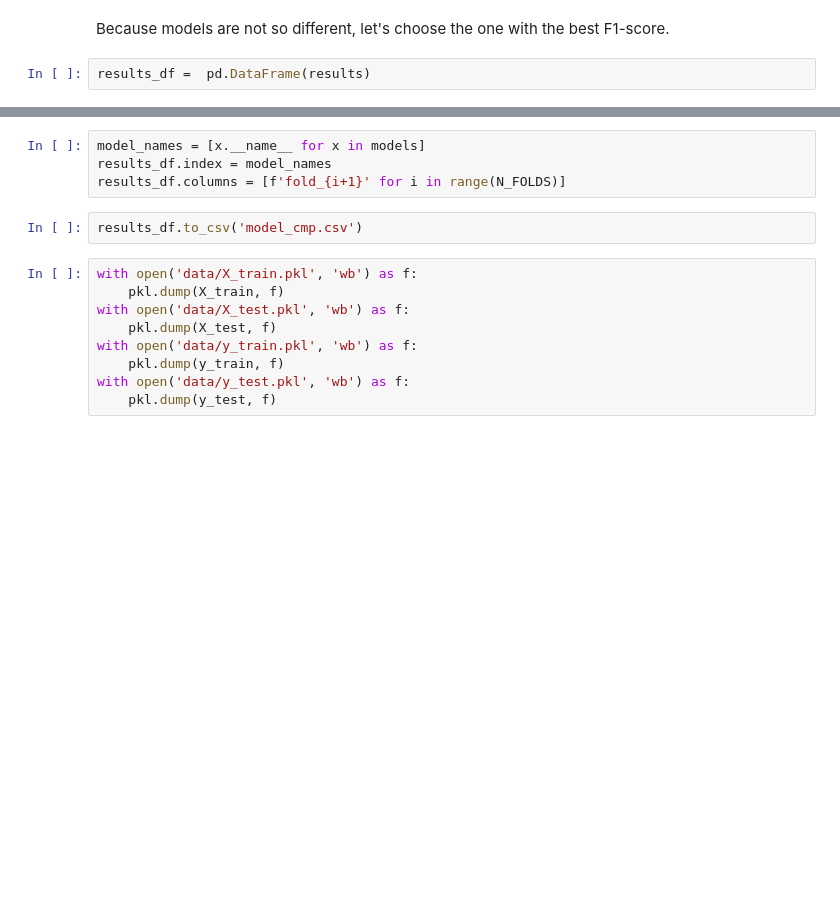
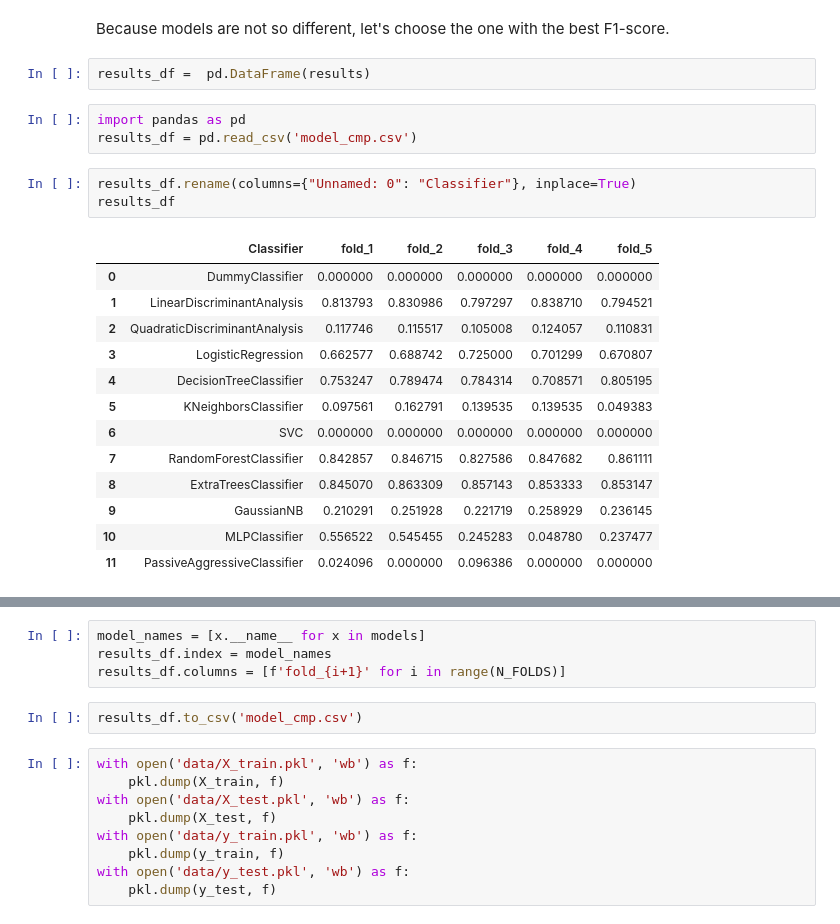
Before and after one commit to ElenaSNovikova/xAutoML_Project1, a Jupyter notebook: Baseline_no_tuning.ipynb, the cells around one changed output, grey strips where cells are left out. Drawn from its saved outputs; the diff is of its cells as text; blank space fills up the shorter version.

```diff
--- a/Baseline_no_tuning.ipynb
+++ b/Baseline_no_tuning.ipynb
@@ -194,3 +252,23 @@ mcnemar([[A, B], [C, D]]).pvalue
 Because models are not so different, let's choose the one with the best F1-score.
 # %%
 results_df =  pd.DataFrame(results)
+# %%
+import pandas as pd
+results_df = pd.read_csv('model_cmp.csv')
+# %%
+results_df.rename(columns={"Unnamed: 0": "Classifier"}, inplace=True)
+results_df
+# %% [output]
+|  | Classifier | fold_1 | fold_2 | fold_3 | fold_4 | fold_5 |
+| 0 | DummyClassifier | 0.000000 | 0.000000 | 0.000000 | 0.000000 | 0.000000 |
+| 1 | LinearDiscriminantAnalysis | 0.813793 | 0.830986 | 0.797297 | 0.838710 | 0.794521 |
+| 2 | QuadraticDiscriminantAnalysis | 0.117746 | 0.115517 | 0.105008 | 0.124057 | 0.110831 |
+| 3 | LogisticRegression | 0.662577 | 0.688742 | 0.725000 | 0.701299 | 0.670807 |
+| 4 | DecisionTreeClassifier | 0.753247 | 0.789474 | 0.784314 | 0.708571 | 0.805195 |
+| 5 | KNeighborsClassifier | 0.097561 | 0.162791 | 0.139535 | 0.139535 | 0.049383 |
+| 6 | SVC | 0.000000 | 0.000000 | 0.000000 | 0.000000 | 0.000000 |
+| 7 | RandomForestClassifier | 0.842857 | 0.846715 | 0.827586 | 0.847682 | 0.861111 |
+| 8 | ExtraTreesClassifier | 0.845070 | 0.863309 | 0.857143 | 0.853333 | 0.853147 |
+| 9 | GaussianNB | 0.210291 | 0.251928 | 0.221719 | 0.258929 | 0.236145 |
+| 10 | MLPClassifier | 0.556522 | 0.545455 | 0.245283 | 0.048780 | 0.237477 |
+| 11 | PassiveAggressiveClassifier | 0.024096 | 0.000000 | 0.096386 | 0.000000 | 0.000000 |
```
Also changed, not shown: parts of 21 cells of this notebook, 4 other files.
